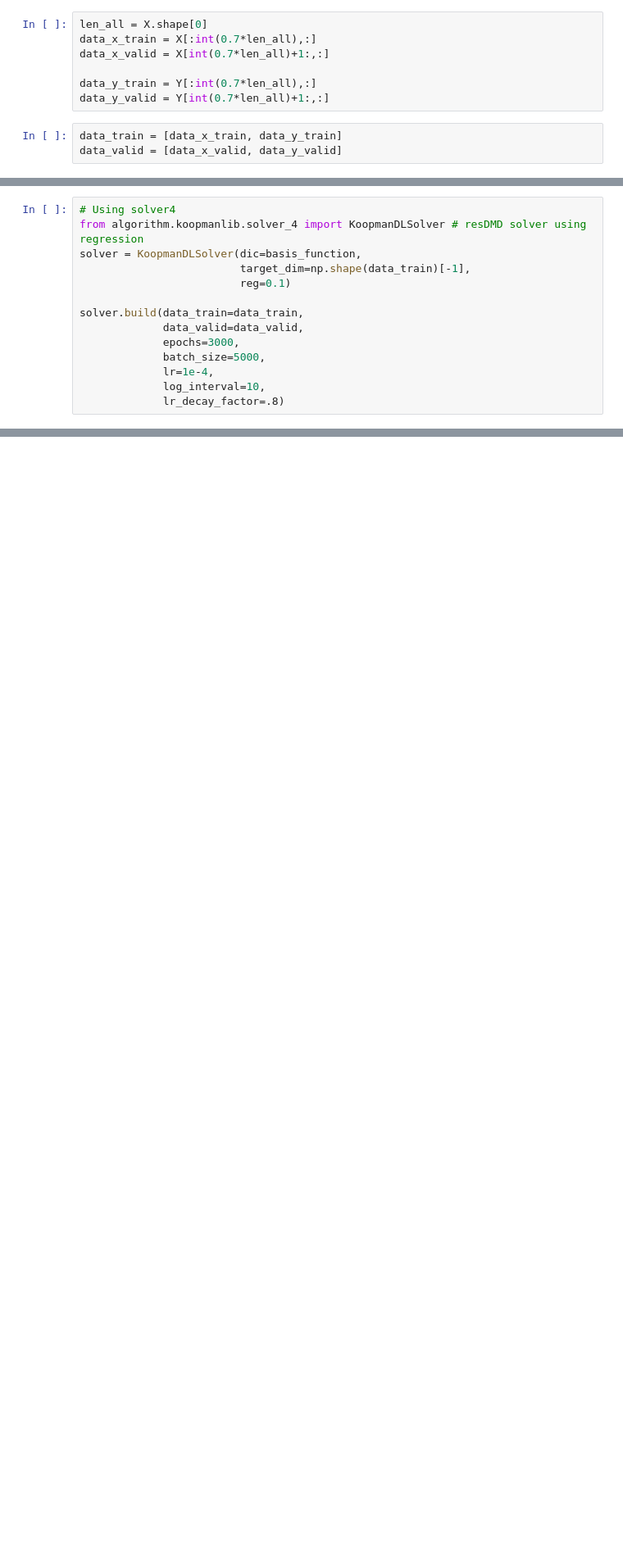
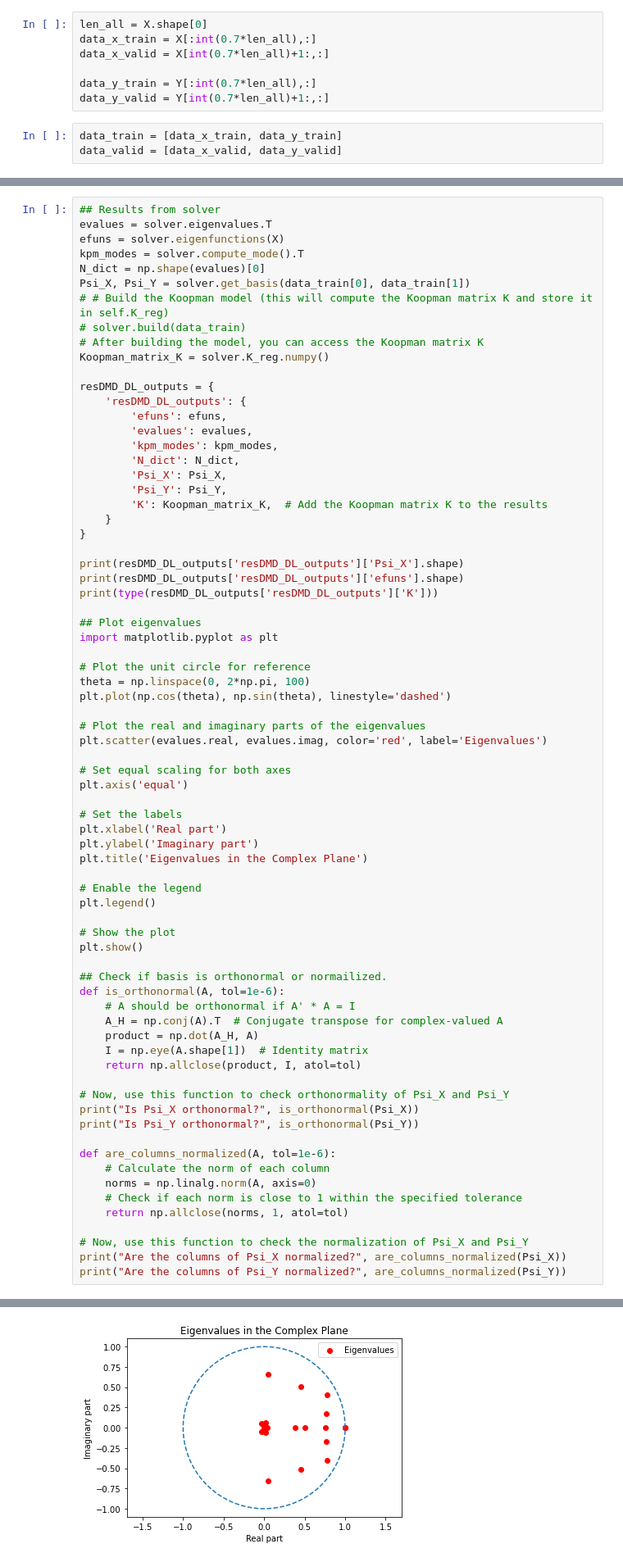
Before and after one commit to TalkingDoll/ResKoopNet, a Jupyter notebook: examples/connector_duffing.ipynb, the cells around one changed output, grey strips where cells are left out. Shown: that part at 82% size. Saved outputs shown, nothing was run; the diff lists cells and outputs as text; blank space fills up the shorter version.

```diff
--- a/examples/connector_duffing.ipynb
+++ b/examples/connector_duffing.ipynb
@@ -326,14 +81,0 @@ print(Psi_X.shape)
-# %%
-# Using solver4
-from algorithm.koopmanlib.solver_4 import KoopmanDLSolver # resDMD solver using regression
-solver = KoopmanDLSolver(dic=basis_function,
-                         target_dim=np.shape(data_train)[-1],
-                         reg=0.1)
-
-solver.build(data_train=data_train,
-             data_valid=data_valid,
-             epochs=3000,
-             batch_size=5000,
-             lr=1e-4,
-             log_interval=10,
-             lr_decay_factor=.8)
@@ -391,0 +82,74 @@ print(resDMD_DL_outputs4['resDMD_DL_outputs']['efuns'].shape)
+# %%
+## Results from solver
+evalues = solver.eigenvalues.T
+efuns = solver.eigenfunctions(X)
+kpm_modes = solver.compute_mode().T
+N_dict = np.shape(evalues)[0]
+Psi_X, Psi_Y = solver.get_basis(data_train[0], data_train[1])
+# # Build the Koopman model (this will compute the Koopman matrix K and store it in self.K_reg)
+# solver.build(data_train)
+# After building the model, you can access the Koopman matrix K
+Koopman_matrix_K = solver.K_reg.numpy()
+
+resDMD_DL_outputs = {
+    'resDMD_DL_outputs': {
+        'efuns': efuns,
+        'evalues': evalues,
+        'kpm_modes': kpm_modes,
+        'N_dict': N_dict,
+        'Psi_X': Psi_X,
+        'Psi_Y': Psi_Y,
+        'K': Koopman_matrix_K,  # Add the Koopman matrix K to the results
+    }
+}
+
+print(resDMD_DL_outputs['resDMD_DL_outputs']['Psi_X'].shape)
+print(resDMD_DL_outputs['resDMD_DL_outputs']['efuns'].shape)
+print(type(resDMD_DL_outputs['resDMD_DL_outputs']['K']))
+
+## Plot eigenvalues
+import matplotlib.pyplot as plt
+
+# Plot the unit circle for reference
+theta = np.linspace(0, 2*np.pi, 100)
+plt.plot(np.cos(theta), np.sin(theta), linestyle='dashed')
+
+# Plot the real and imaginary parts of the eigenvalues
+plt.scatter(evalues.real, evalues.imag, color='red', label='Eigenvalues')
+
+# Set equal scaling for both axes
+plt.axis('equal')
+
+# Set the labels
+plt.xlabel('Real part')
+plt.ylabel('Imaginary part')
+plt.title('Eigenvalues in the Complex Plane')
+
+# Enable the legend
+plt.legend()
+
+# Show the plot
+plt.show()
+
+## Check if basis is orthonormal or normailized.
+def is_orthonormal(A, tol=1e-6):
+    # A should be orthonormal if A' * A = I
+    A_H = np.conj(A).T  # Conjugate transpose for complex-valued A
+    product = np.dot(A_H, A)
+    I = np.eye(A.shape[1])  # Identity matrix
+    return np.allclose(product, I, atol=tol)
+
+# Now, use this function to check orthonormality of Psi_X and Psi_Y
+print("Is Psi_X orthonormal?", is_orthonormal(Psi_X))
+print("Is Psi_Y orthonormal?", is_orthonormal(Psi_Y))
+
+def are_columns_normalized(A, tol=1e-6):
+    # Calculate the norm of each column
+    norms = np.linalg.norm(A, axis=0)
+    # Check if each norm is close to 1 within the specified tolerance
+    return np.allclose(norms, 1, atol=tol)
+
+# Now, use this function to check the normalization of Psi_X and Psi_Y
+print("Are the columns of Psi_X normalized?", are_columns_normalized(Psi_X))
+print("Are the columns of Psi_Y normalized?", are_columns_normalized(Psi_Y))
+# %% [output]
@@ -391,0 +159 @@ print(resDMD_DL_outputs4['resDMD_DL_outputs']['efuns'].shape)
+[figure, added]
```
Also changed, not shown: parts of 12 cells of this notebook, 2 other files.
